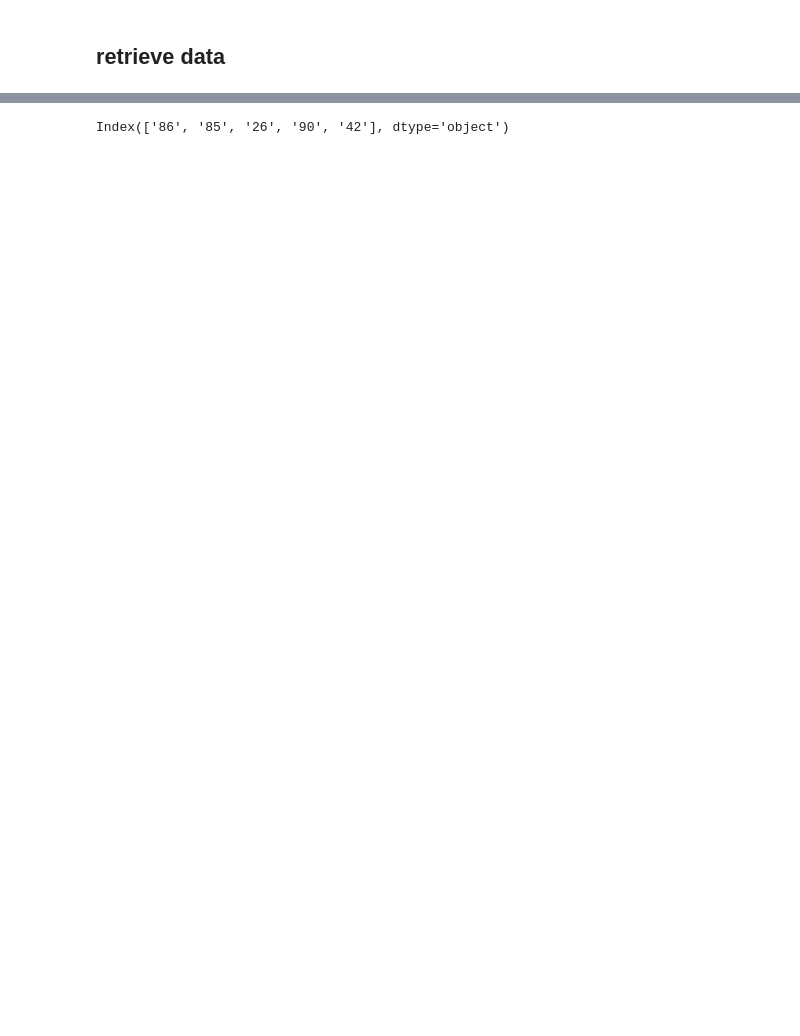
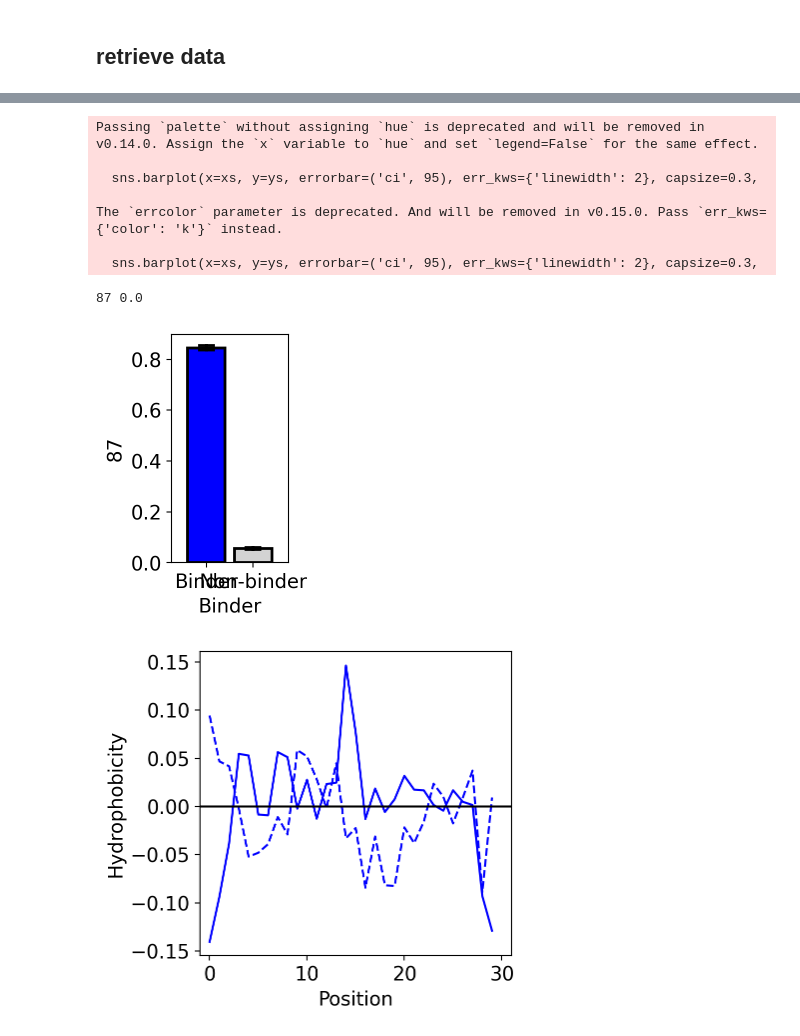
Before and after one commit to danielgchen/TARPON, a Jupyter notebook: notebooks/model_v5.interpretation.ipynb, the cells around one changed output, grey strips where cells are left out. Cells and saved outputs as stored; diff of their text form; code cells hidden in the pictures; blank space fills up the shorter version.

```diff
--- a/notebooks/model_v5.interpretation.ipynb
+++ b/notebooks/model_v5.interpretation.ipynb
@@ -343,4 +255,29 @@ The `errcolor` parameter is deprecated. And will be removed in v0.15.0. Pass `er
-# %%
-pvalues.sort_values().index[:5]
-# %% [output]
-Index(['86', '85', '26', '90', '42'], dtype='object')
+# %%
+# there is agreement across the top differentials to select for two position specific hydrophobic patches
+# for the most significant one check the pvalue and distribution
+best = '87'
+xs = row_colors['Binder'].map({'b':'Binder', 'lightgray':'Non-binder'})
+ys = plot[int(best)]
+fig, ax = plt.subplots(figsize=[1.5, 3])
+ax.grid(False)
+sns.barplot(x=xs, y=ys, errorbar=('ci', 95), err_kws={'linewidth': 2}, capsize=0.3,
+            saturation=1, palette=['b','lightgray'], edgecolor='k', errcolor='k', linewidth=2)
+ax.set_xlim(-0.75, 1.75)
+print(best, ss.mannwhitneyu(ys[xs == 'Binder'], ys[xs != 'Binder'])[1])
+
+# weights that are most important for the given node
+weights = pd.Series(model.layers[5].kernel.numpy()[:200, int(best)]).sort_values()
+
+# plot the features
+consider_value('hydrophobicity')
+# %% [output]
+Passing `palette` without assigning `hue` is deprecated and will be removed in v0.14.0. Assign the `x` variable to `hue` and set `legend=False` for the same effect.
+
+  sns.barplot(x=xs, y=ys, errorbar=('ci', 95), err_kws={'linewidth': 2}, capsize=0.3,
+
+The `errcolor` parameter is deprecated. And will be removed in v0.15.0. Pass `err_kws={'color': 'k'}` instead.
+
+  sns.barplot(x=xs, y=ys, errorbar=('ci', 95), err_kws={'linewidth': 2}, capsize=0.3,
+87 0.0
+[figure, added]
+[figure, added]
```
Also changed, not shown: parts of 15 cells of this notebook, 1 other file.
